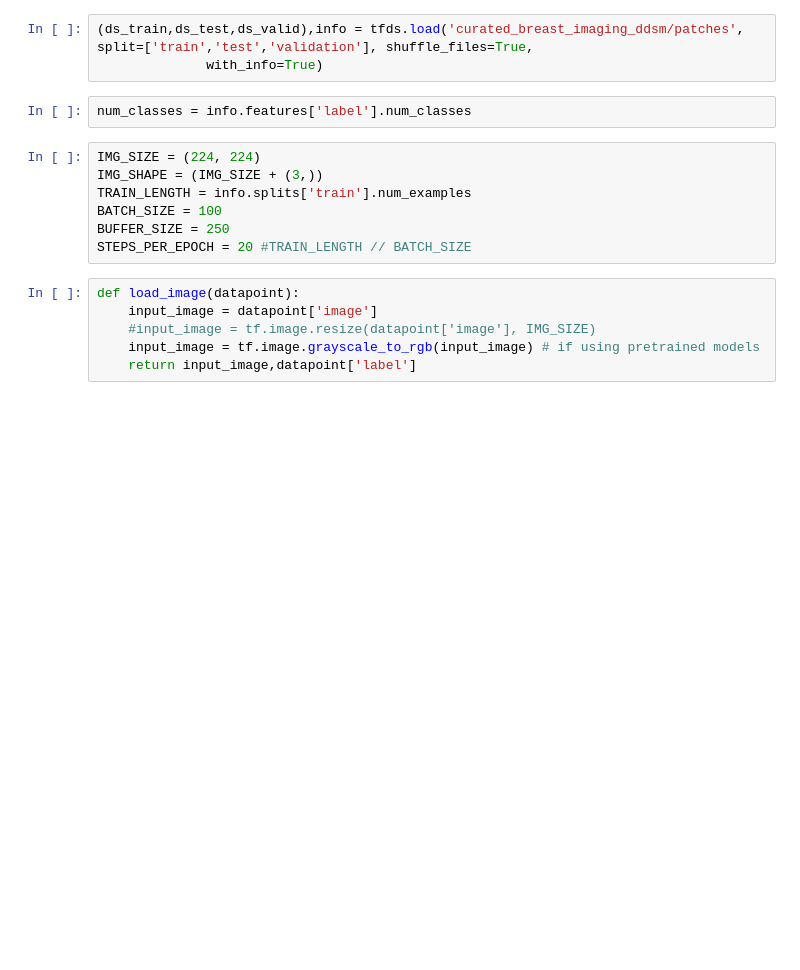
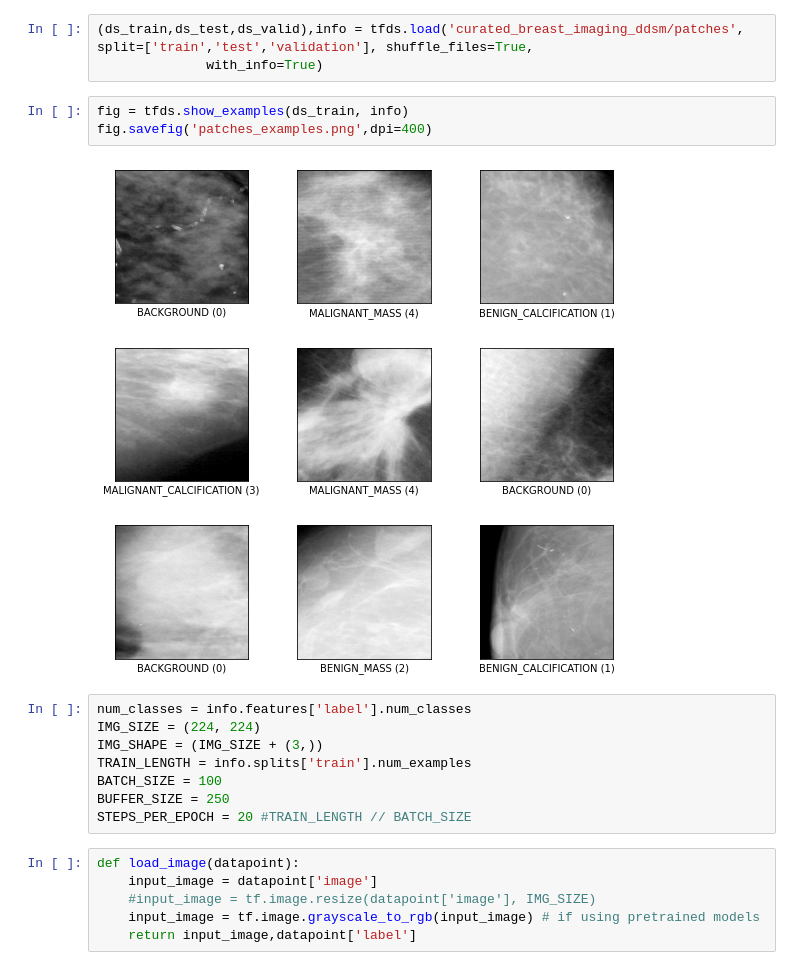
Before and after one commit to ryanhantruong/cbis-ddsm-classifier, a Jupyter notebook: Transfer_Learning_Classification.ipynb, the cells around one changed output. Saved outputs shown, nothing was run; the diff lists cells and outputs as text; blank space fills up the shorter version.

```diff
--- a/Transfer_Learning_Classification.ipynb
+++ b/Transfer_Learning_Classification.ipynb
@@ -25,9 +47,13 @@ Following this guide https://www.tensorflow.org/tutorials/images/transfer_learni
 # %%
 (ds_train,ds_test,ds_valid),info = tfds.load('curated_breast_imaging_ddsm/patches', split=['train','test','validation'], shuffle_files=True,
               with_info=True)
-# %%
-num_classes = info.features['label'].num_classes
+# %%
+fig = tfds.show_examples(ds_train, info)
+fig.savefig('patches_examples.png',dpi=400)
+# %% [output]
+[figure, added]
 # %%
+num_classes = info.features['label'].num_classes
 IMG_SIZE = (224, 224)
 IMG_SHAPE = (IMG_SIZE + (3,))
 TRAIN_LENGTH = info.splits['train'].num_examples
```
Also changed, not shown: parts of 25 cells of this notebook.
